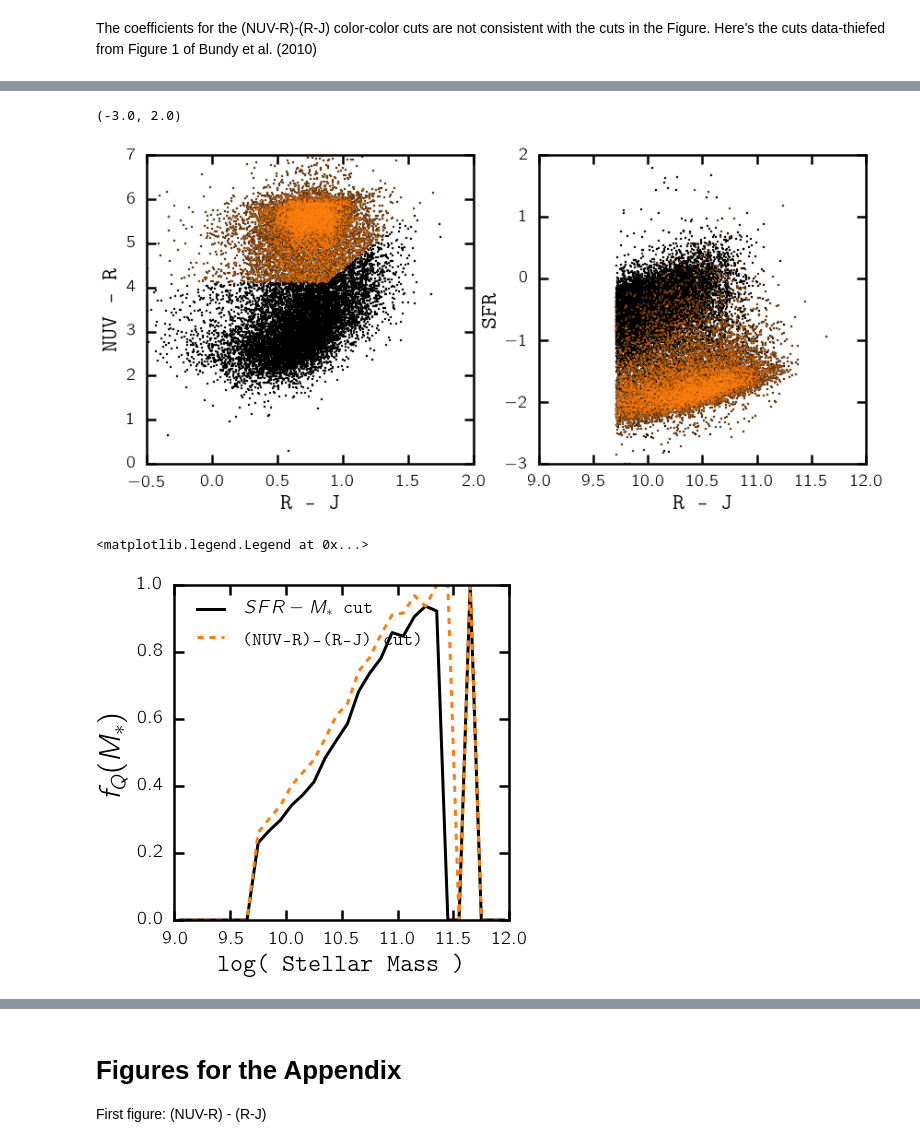
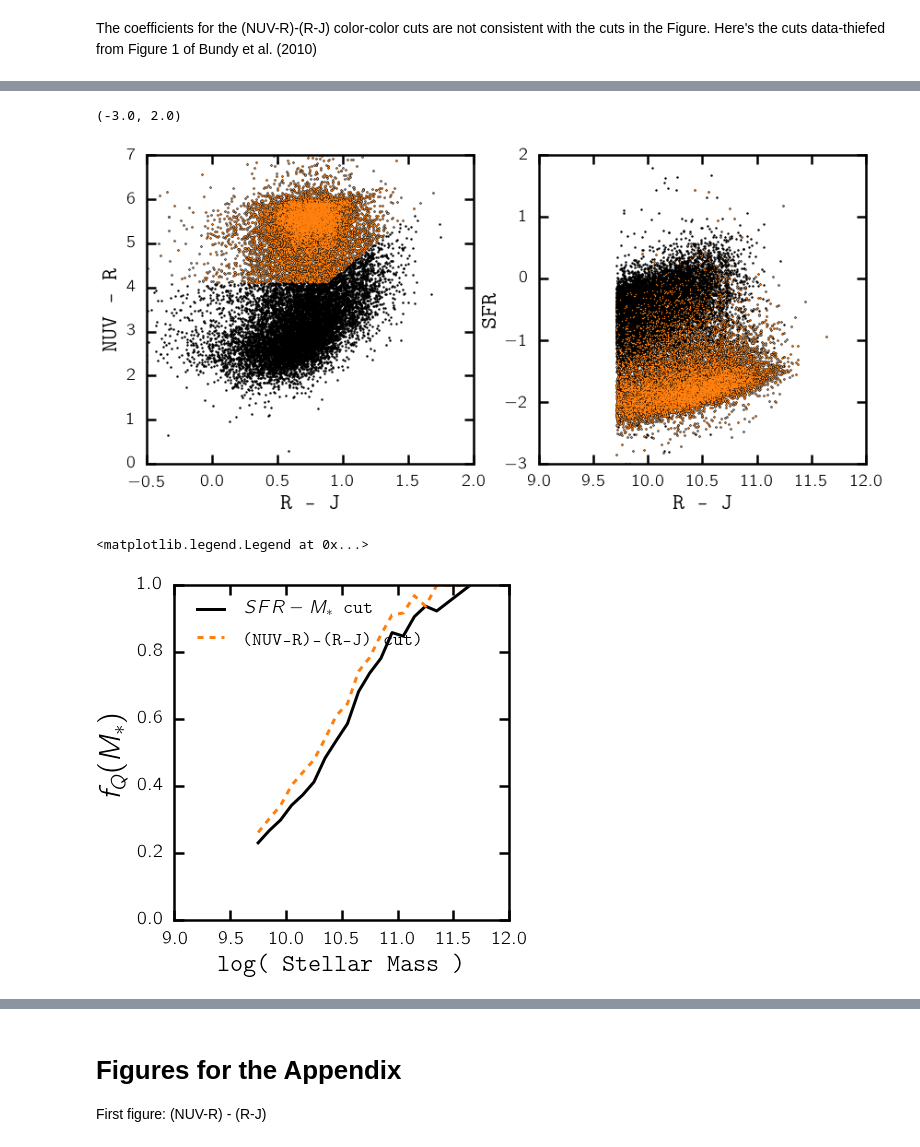
Before and after one commit to changhoonhahn/central_quenching, a Jupyter notebook: CenQue/ref_report_comment3.ipynb, the cells around one changed output, grey strips where cells are left out. Drawn from its saved outputs; the diff is of its cells as text; code cells hidden in the pictures.

```diff
--- a/CenQue/ref_report_comment3.ipynb
+++ b/CenQue/ref_report_comment3.ipynb
@@ -273,29 +273,29 @@ sub.set_ylim([-3., 2.])
 # %%
 # NUV-R vs R-J cuts to define quiescent galaxies
-nuvrj_Q_new = np.where((vagc['NUV-R'][m_vagc_ngt] > 4.2*(1+0.05)**-0.43) &
+nuvrj_Q_new = np.where((vagc['NUV-R'][m_vagc_ngt] > 4.2*(1+0.0)**-0.43) &
                        (vagc['NUV-R'][m_vagc_ngt] > diag_yint[0] + diag_slope[0]*vagc['R-J'][m_vagc_ngt]))
 
 fig = plt.figure(figsize=(14,6))
 sub = fig.add_subplot(121)
 sub.scatter(vagc['R-J'][m_vagc_ngt], vagc['NUV-R'][m_vagc_ngt], c='k', s=2)
 sub.scatter(vagc['R-J'][m_vagc_ngt][nuvrj_Q_new], vagc['NUV-R'][m_vagc_ngt][nuvrj_Q_new], c=pretty_colors[3], lw=0, s=2)
 
 sub.set_xlabel('R - J', fontsize=25)
 sub.set_xlim([-0.5, 2.])
 sub.set_ylabel('NUV - R', fontsize=25)
 sub.set_ylim([0., 7.])
 
 sub = fig.add_subplot(122)
 sub.scatter(vagc['mass'][m_vagc_ngt], vagc['sfr'][m_vagc_ngt], c='k', s=2)
 sub.scatter(vagc['mass'][m_vagc_ngt][nuvrj_Q_new], vagc['sfr'][m_vagc_ngt][nuvrj_Q_new], c=pretty_colors[3], lw=0, s=2)
 
 sub.set_xlabel('R - J', fontsize=25)
 sub.set_xlim([9., 12.])
 sub.set_ylabel('SFR', fontsize=25)
 sub.set_ylim([-3., 2.])
 # %% [output]
 (-3.0, 2.0)
-[figure, old version]
+[figure, new version]
 # %%
 # (NUV-R) vs (R-J) fQ
 sfq_nuvrj = np.repeat('sf', len(m_vagc_ngt))
@@ -317,7 +317,7 @@ sub.set_ylabel('$f_Q(M_*)$', fontsize=30)
 sub.legend(loc='upper left')
 # %% [output]
 <matplotlib.legend.Legend at 0x...>
-[figure, old version]
+[figure, new version]
 # %%
 fig = plt.figure(figsize=(12,6))
 sub = fig.add_subplot(121)
```
Also changed, not shown: parts of 7 cells of this notebook, 5 other files.
